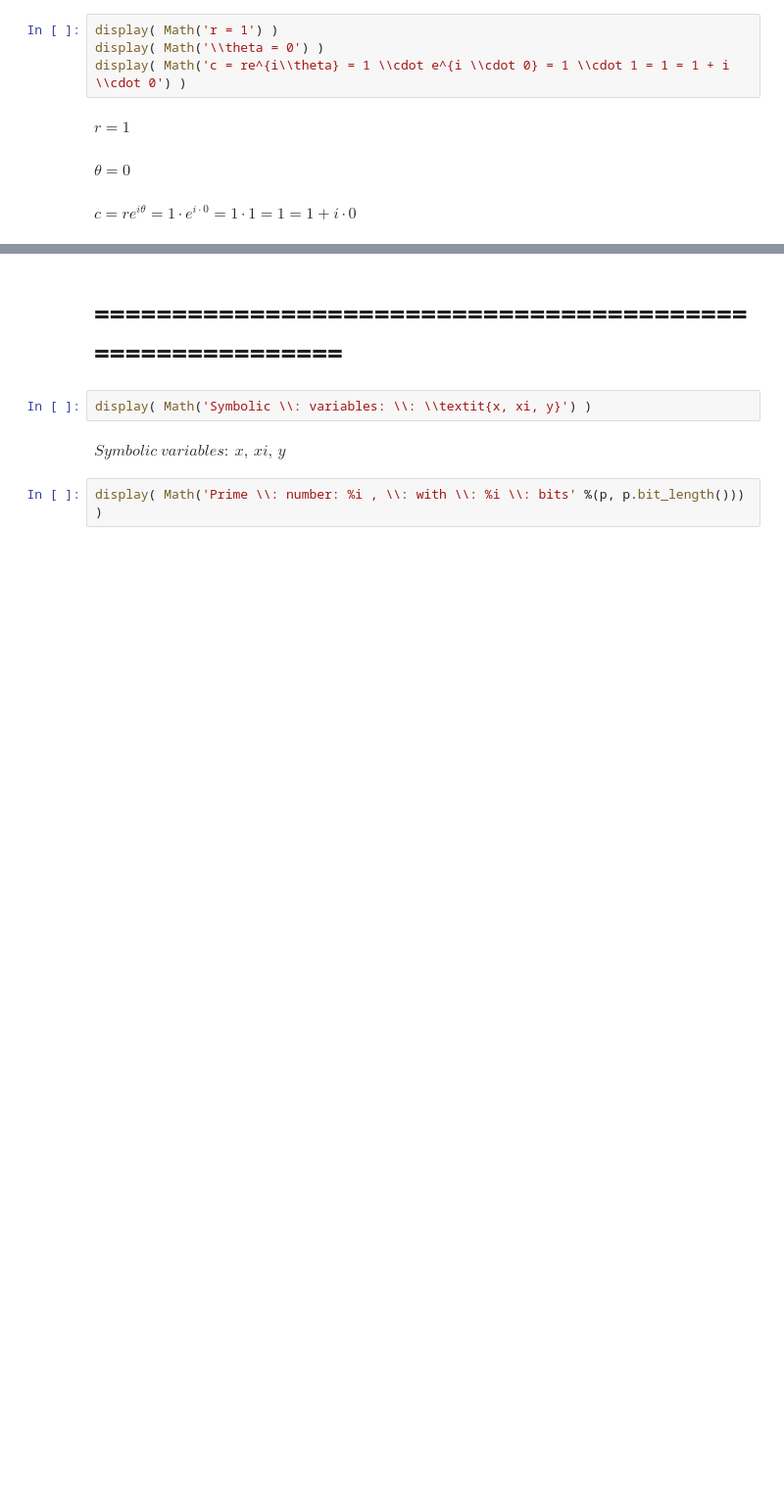
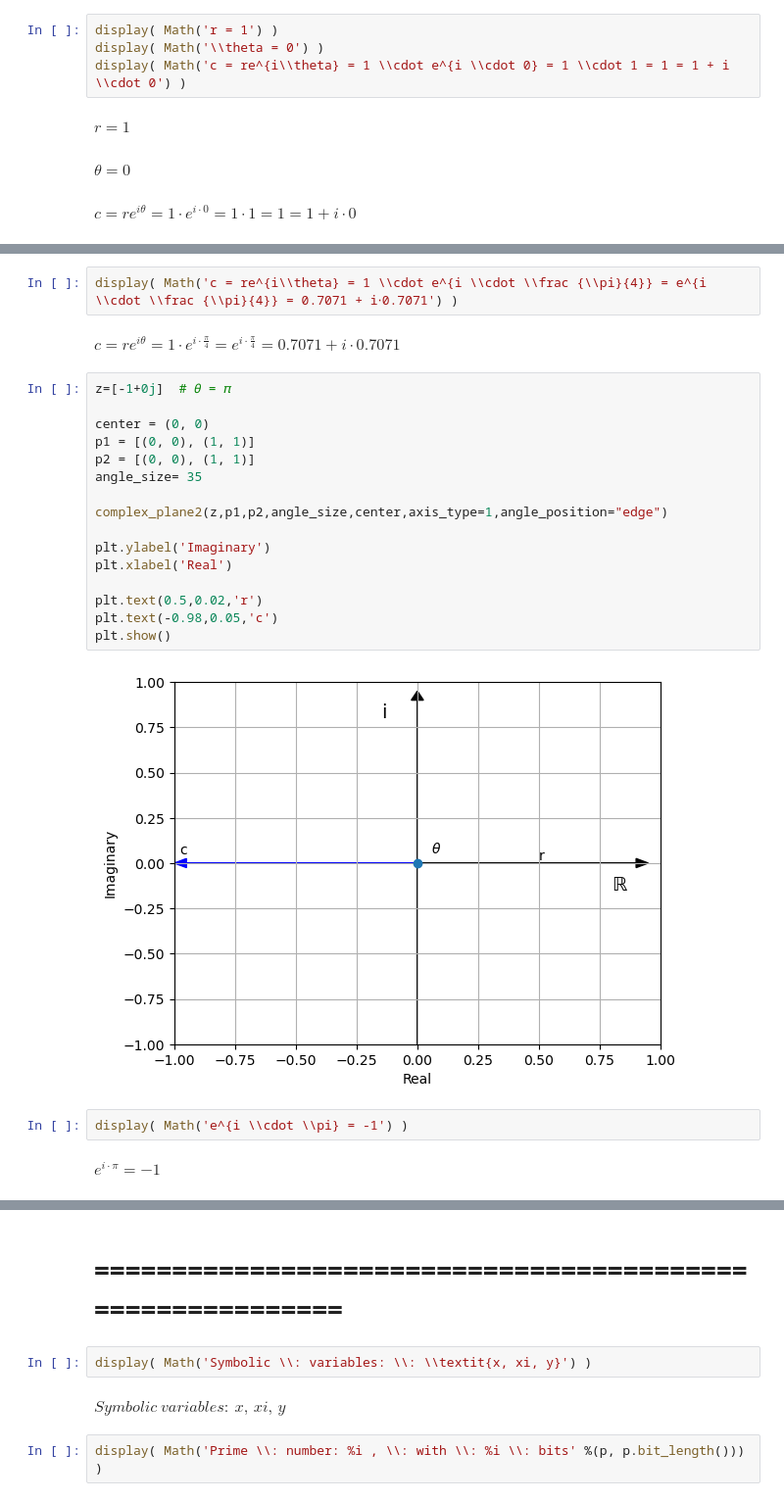
Before and after one commit to 0riv3r/quantum_computing_math_and_algorithms, a Jupyter notebook: quantum_math_cheat_sheet.ipynb, the cells around one changed output, grey strips where cells are left out. Shown at 98% size. Drawn from its saved outputs; the diff is of its cells as text; blank space fills up the shorter version.

```diff
--- a/quantum_math_cheat_sheet.ipynb
+++ b/quantum_math_cheat_sheet.ipynb
@@ -362,0 +405,26 @@ $\displaystyle c = re^{i\theta} = 1 \cdot e^{i \cdot 0} = 1 \cdot 1 = 1 = 1 + i
+# %%
+display( Math('c = re^{i\\theta} = 1 \\cdot e^{i \\cdot \\frac {\\pi}{4}} = e^{i \\cdot \\frac {\\pi}{4}} = 0.7071 + i⋅0.7071') )
+# %% [output]
+$\displaystyle c = re^{i\theta} = 1 \cdot e^{i \cdot \frac {\pi}{4}} = e^{i \cdot \frac {\pi}{4}} = 0.7071 + i⋅0.7071$
+# %%
+z=[-1+0j]  # 𝜃 = 𝜋
+
+center = (0, 0)
+p1 = [(0, 0), (1, 1)]
+p2 = [(0, 0), (1, 1)]
+angle_size= 35
+
+complex_plane2(z,p1,p2,angle_size,center,axis_type=1,angle_position="edge")
+
+plt.ylabel('Imaginary')
+plt.xlabel('Real')
+
+plt.text(0.5,0.02,'r')
+plt.text(-0.98,0.05,'c')
+plt.show()
+# %% [output]
+[figure, added]
+# %%
+display( Math('e^{i \\cdot \\pi} = -1') )
+# %% [output]
+$\displaystyle e^{i \cdot \pi} = -1$
```
Also changed, not shown: parts of 14 cells of this notebook.
